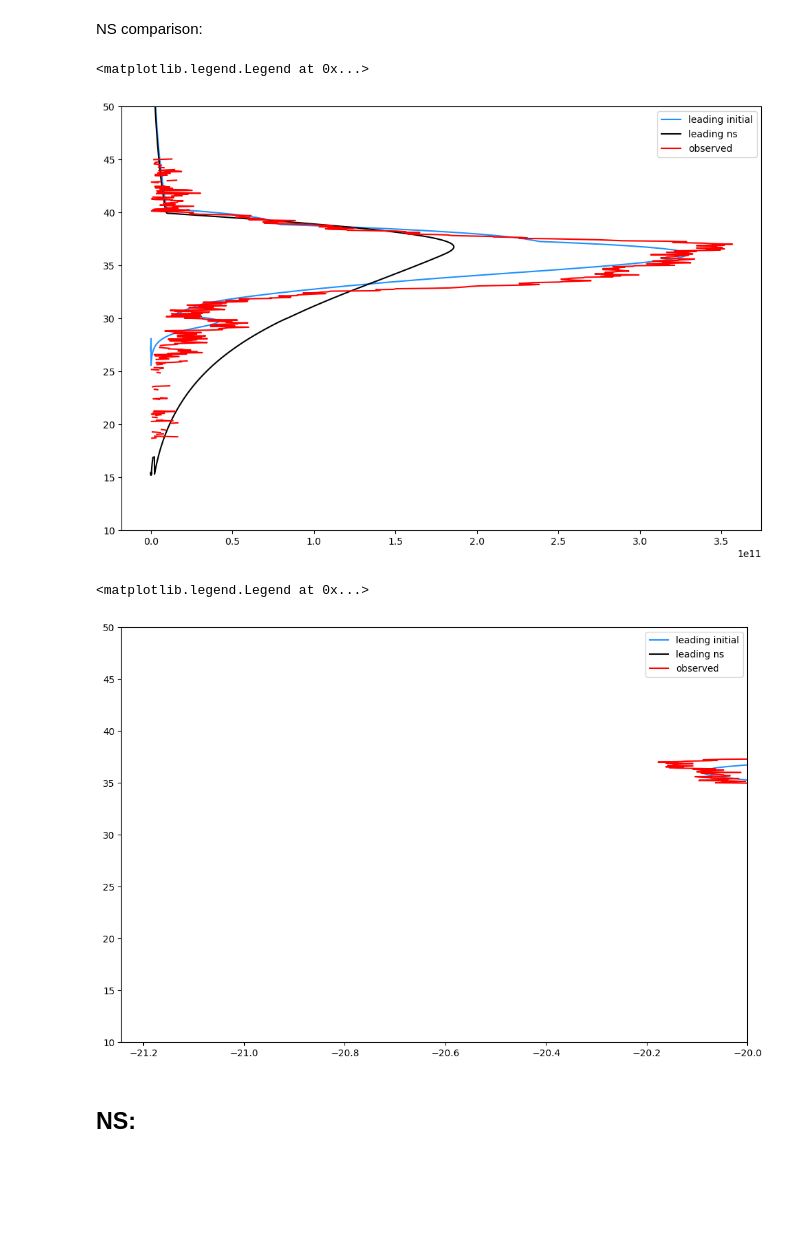
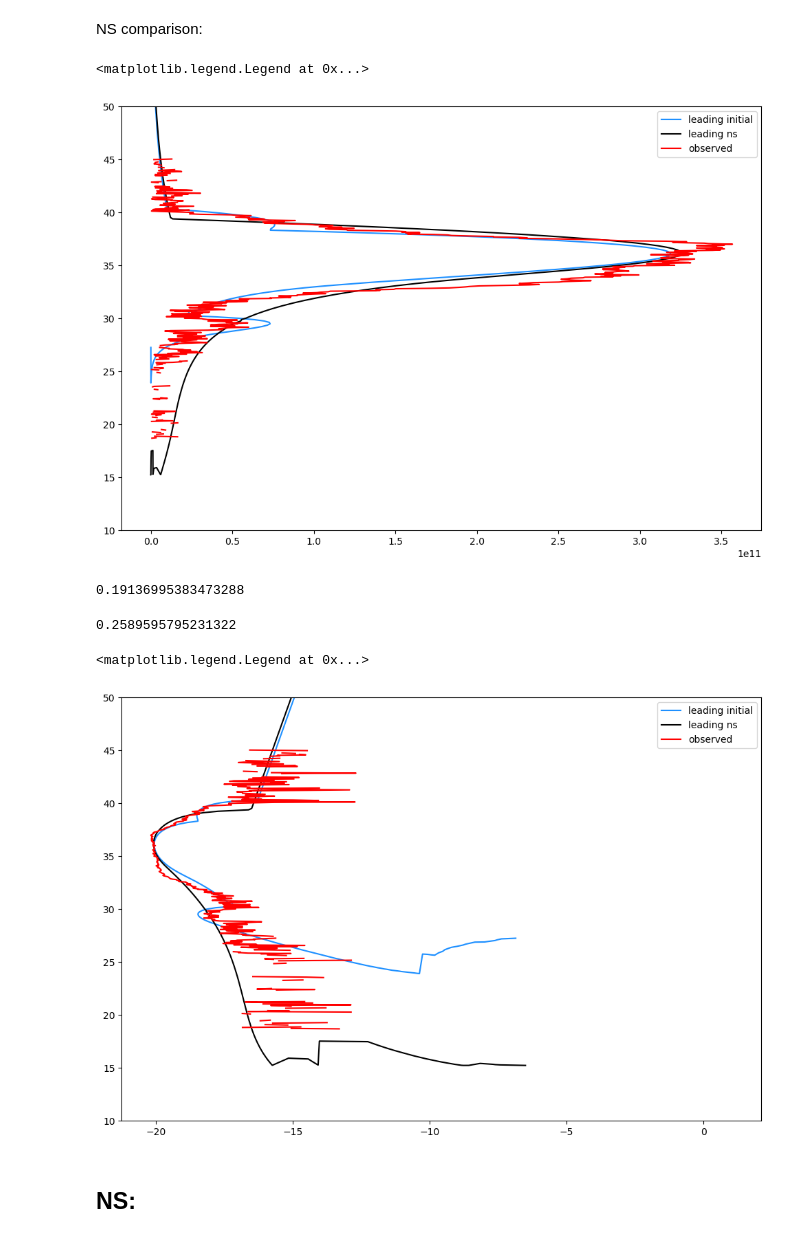
Before and after one commit to ia-chow/Thesis, a Jupyter notebook: physical/metsim_optimization_nested_usg.ipynb, the cells around one changed output. Drawn from its saved outputs; the diff is of its cells as text; code cells hidden in the pictures; blank space fills up the shorter version.

```diff
--- a/physical/metsim_optimization_nested_usg.ipynb
+++ b/physical/metsim_optimization_nested_usg.ipynb
@@ -330,8 +330,8 @@ Test with event:
 event_path = '../usg_metsim_files/non_decameter/kosice/usg_input_kosice'
 
 FIXED_FRAG_INDICES = []
-FREE_FRAG_INDICES = [0, 1, 2, 3]#, 4, 5]#, 6]#, 6, 7, 8]  # fragments with free parameters
-ER_FRAG_INDICES = [0, 1, 2, 3]#, 4]#, 5, 6]#, 2, 3, 4]  # free fragments that have erosion coefficients (i.e. all free fragments excluding dust)
+FREE_FRAG_INDICES = [0, 1]#, 2]# , 3, 4, 5, 6]#, 6, 7, 8]  # fragments with free parameters
+ER_FRAG_INDICES = [0, 1]#, 2]# , 3, 4, 5, 6]#, 2, 3, 4]  # free fragments that have erosion coefficients (i.e. all free fragments excluding dust)
 
 metsim_obj = MetSimObj(traj_path=event_path + '.txt',
                        const_json_file=event_path + '_sim_fit_latest.json',
@@ -645,12 +643,10 @@ plt.legend()
 # %% [markdown]
 NS comparison:
 # %%
-ns_best = np.array([6.07172690e+04, 9.54405243e+01, 6.21514733e+01, 4.44501125e+01,
-       6.83460146e+01, 3.79606290e-06, 8.19613675e-06, 1.11497671e-06,
-       2.60299986e-06, 6.50792495e-02, 5.95427011e+02, 9.68624598e+02,
-       9.90038247e+02, 3.00866265e+03, 2.30011566e+03, 6.64488294e+03,
-       8.02794269e+03, 4.01625951e+04, 3.95503821e+04, 3.78701628e+04,
-       3.03761950e+04])
+ns_best = np.array([8.16202701e+04, 9.30919700e+01, 1.35846472e+01, 6.57607822e+01,
+        2.41082594e-06, 5.85628619e-06, 8.22400024e-06, 5.24451516e-03,
+        4.18437451e-01, 8.83781830e+02, 4.21550010e+03, 1.28189593e+03,
+        2.10660680e+03, 3.95595167e+04, 3.76772814e+04, 3.00505301e+04])
 # ns
 results_ns = sim_lc(ns_best, metsim_obj)
 
@@ -663,18 +659,26 @@ plt.ylim(10., 50.)
 plt.legend()
 # %% [output]
 <matplotlib.legend.Legend at 0x...>
-[figure, old version]
+[figure, new version]
+# %%
+get_lc_cost_function(ns_best, metsim_obj)
+# %% [output]
+0.19136995383473288
+# %%
+get_lc_cost_function(initial_guess, metsim_obj)
+# %% [output]
+0.2589595795231322
 # %%
 plt.figure(figsize = (12, 8))
 plt.plot(results_initial.abs_magnitude, results_initial.leading_frag_height_arr/1000., label = 'leading initial', color = 'dodgerblue')
 plt.plot(results_ns.abs_magnitude, results_ns.leading_frag_height_arr/1000., label = 'leading ns', color = 'black')
 plt.plot(metsim_obj.usg_data.absolute_magnitudes, metsim_obj.traj.observations[0].model_ht/1000., label = 'observed', color = 'red')
 plt.ylim(10., 50.)
-plt.xlim(right=-20)
+# plt.xlim(right=-20)
 plt.legend()
 # %% [output]
 <matplotlib.legend.Legend at 0x...>
-[figure, old version]
+[figure, new version]
 # %% [markdown]
 ## NS:
 # %% [markdown]
```
Also changed, not shown: parts of 12 cells of this notebook, 2 other files.
